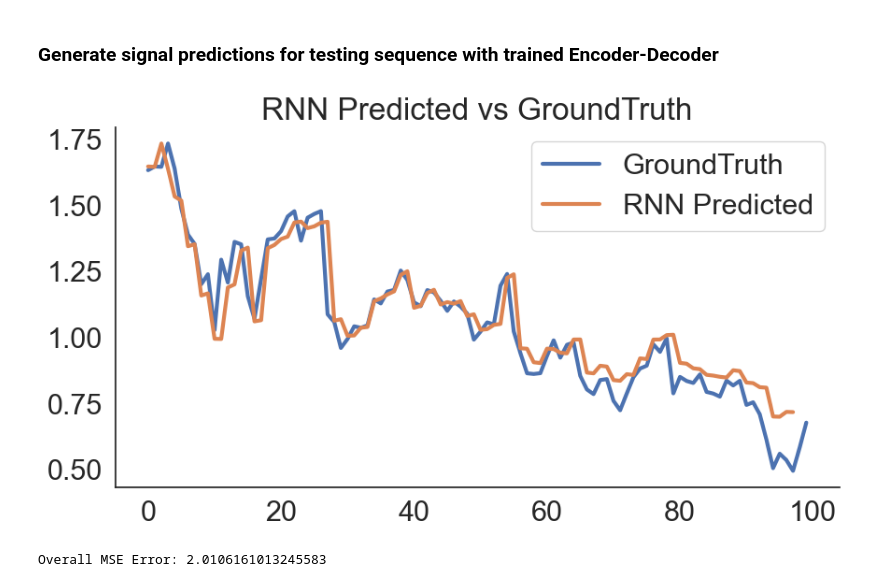
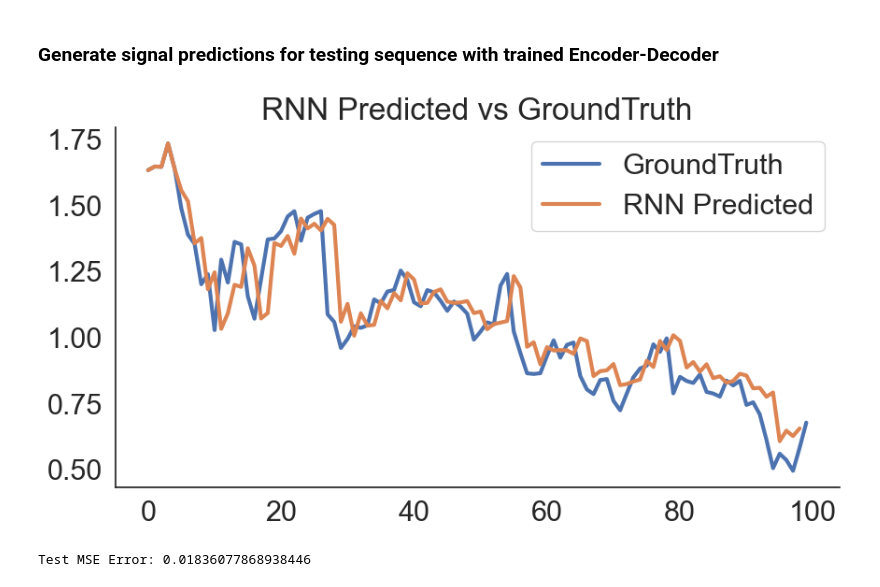
Before and after one commit to dfredin/PHYS-417-Neural-Networks, a Jupyter notebook: Lab_6_DanielFredin.ipynb, the cells around one changed output. Saved outputs shown, nothing was run; the diff lists cells and outputs as text; code cells hidden in the pictures.

```diff
--- a/Lab_6_DanielFredin.ipynb
+++ b/Lab_6_DanielFredin.ipynb
@@ -175,7 +169,7 @@ class Encoder_Decoder(torch.nn.Module):
 # %% [markdown]
 ## Define Hyperparameters
 # %%
-seed = 2023
+seed = 2
 torch.manual_seed(seed)
 
 # Using input_size = 1 (# of features to be fed to RNN per timestep)
@@ -183,8 +177,8 @@ torch.manual_seed(seed)
 Encoder_Decoder_RNN = Encoder_Decoder(input_size = 1, hidden_size = 15,
                                       decoder_output_size = 1, num_layers = 1)
 
-learning_rate = 0.01
-epochs = 50
+learning_rate = 0.005
+epochs = 40
 
 batchsize = 5
 num_features = train_output_seqs.shape[2]
@@ -258,12 +249,7 @@ for epoch in range(epochs): # For each epoch
             # Populate the corresponding timestep in decoder output sequence
             decoder_output_seq[:, t, :] = torch.squeeze(decoder_output, 2)
 
-            # We are using teacher forcing so using the groundtruth training target as the next input
-            decoder_input = decoder_output_seq[:, t, :]
-
-            # The extracted feature is 2D so need to add additional 3rd dimension
-            # to conform to (sample size, seq_len, # of features)
-            decoder_input = torch.unsqueeze(decoder_input, 2)
+            decoder_input = decoder_output
 
         # Compare the predicted decoder output sequence aginast the target sequence to compute the MSE loss
         loss = loss_func(torch.squeeze(decoder_output_seq), torch.squeeze(train_batches_targets[k]))
@@ -361,11 +347,6 @@ with torch.no_grad():
         # Add dimension to keep the input (sample_size, seq_len, # of features/timestep)
         decoder_input = torch.unsqueeze(decoder_input, 2)
 
-        # NOTE:
-        # print("test input: ", input_test_seq)
-        # print("decoder input: ", decoder_input)
-
-
         # Populate decoder output sequence
         for t in range(decoder_outputseq_len): # for each timestep in output sequence
 
@@ -374,31 +355,26 @@ with torch.no_grad():
             # Populate the corresponding timestep in decoder output sequence
             decoder_output_seq[pred_start_ind + encoder_inputseq_len + t] = torch.squeeze(decoder_output)
             # Use the output of the decoder as new input for the next timestep
+            decoder_input = input_test_seq[:, t, :]
+            # Add dimension to keep the input (sample_size, seq_len, # of features/timestep)
+            decoder_input = torch.unsqueeze(decoder_input, 2)
 
-            # NOTE:
-            # print("decoder output ", t, ": "  ,decoder_output)
-            # print("decoder output_seq ", t, ": "  ,decoder_output_seq)
-
-
-        # Update pred_start_ind
         pred_start_ind += decoder_outputseq_len
 # %%
 # Visualize predicted stock sequence vs the ground truth
 
 plt.figure(figsize = (10, 5))
 
 plt.plot(test_input_seq, linewidth = 3, label = 'GroundTruth')
-#plt.plot(decoder_output_seq.cpu(), linewidth = 3, label = 'RNN Predicted')
-plt.plot(decoder_output_seq[1:-1], linewidth = 3, label = 'RNN Predicted')
+plt.plot(decoder_output_seq[:-1], linewidth = 3, label = 'RNN Predicted')
 plt.title('RNN Predicted vs GroundTruth')
 plt.legend()
 sns.despine()
 # %% [output]
-[figure, old version]
+[figure, new version]
 # %%
 # Compute the MSE error between test_input_seq and decoder_output_seq and print the value as Test MSE Error
-
 Test_MSE_error = loss_func(decoder_output_seq, test_input_seq)
-print('Overall MSE Error:', Test_MSE_error.item()*100)
+print('Test MSE Error:', Test_MSE_error.item())
 # %% [output]
-Overall MSE Error: 2.0106161013245583
+Test MSE Error: 0.01836077868938446
```
Also changed, not shown: parts of 7 cells of this notebook.
